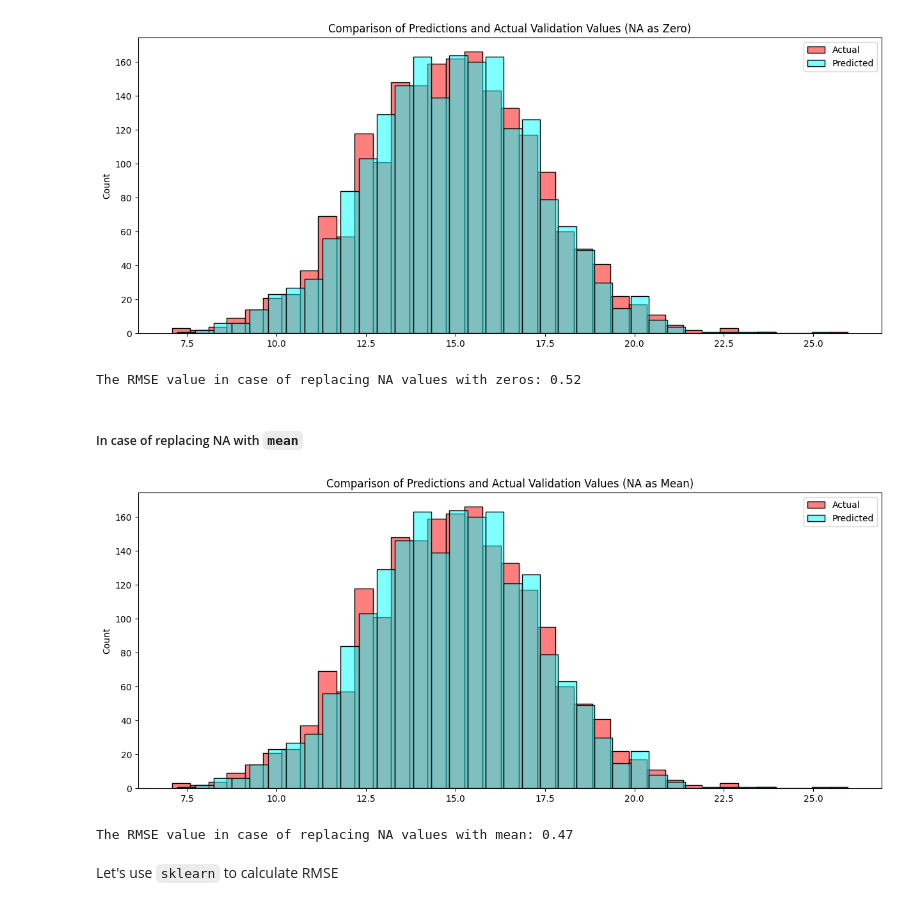
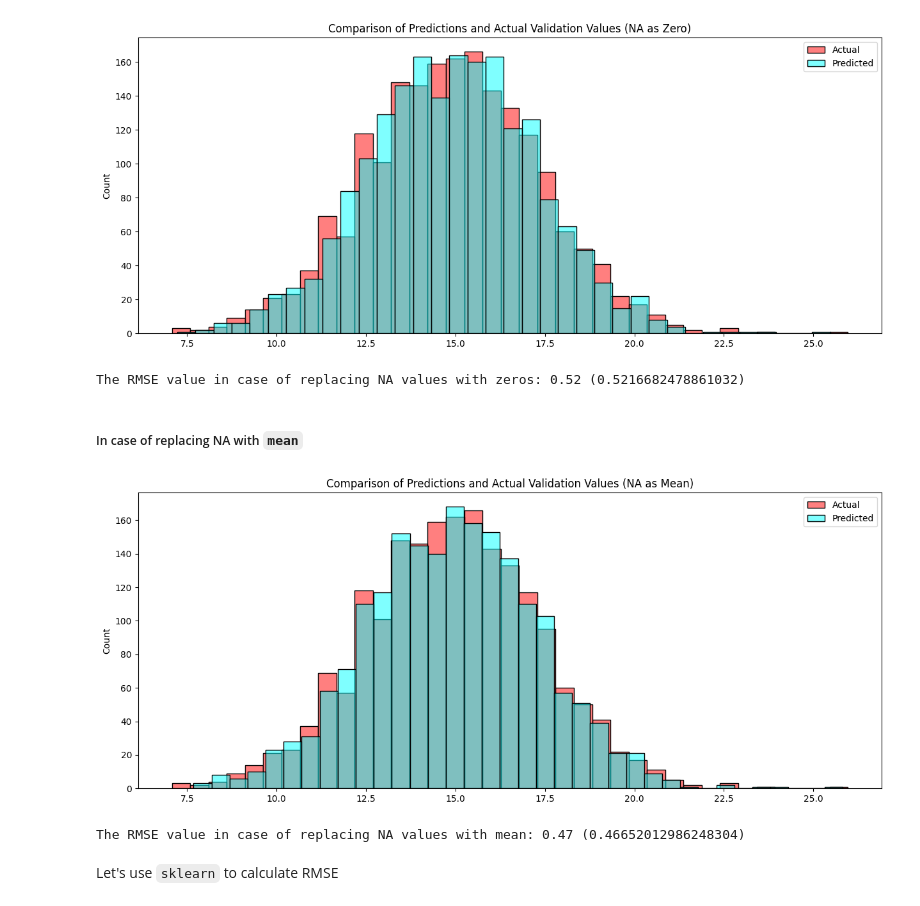
Before and after one commit to ArkadiyShuvaev/machine-learning-zoomcamp, a Jupyter notebook: src/02-regression/02-hw.ipynb, the cells around one changed output. Drawn from its saved outputs; the diff is of its cells as text; code cells hidden in the pictures.

```diff
--- a/src/02-regression/02-hw.ipynb
+++ b/src/02-regression/02-hw.ipynb
@@ -473,9 +473,9 @@ create_diagram(y_validation_with_zeros, y_pred_validation_dataset_for_zeros_as_n
 [figure]
 # %%
 rmse = get_rmse(y_validation_with_zeros, y_pred_validation_dataset_for_zeros_as_na)
-print(f"The RMSE value in case of replacing NA values with zeros: {round(rmse, 2)}")
+print(f"The RMSE value in case of replacing NA values with zeros: {round(rmse, 2)} ({rmse})")
 # %% [output]
-The RMSE value in case of replacing NA values with zeros: 0.52
+The RMSE value in case of replacing NA values with zeros: 0.52 (0.5216682478861032)
 # %% [markdown]
 ##### In case of replacing NA with `mean`
 # %%
@@ -483,14 +483,14 @@ y_pred_validation_dataset_for_mean_as_na = w0_for_mean_as_na + X_validation_with
 # %%
 title = "Comparison of Predictions and Actual Validation Values (NA as Mean)"
 
-create_diagram(y_validation_with_zeros, y_pred_validation_dataset_for_zeros_as_na, title)
+create_diagram(y_validation_with_mean, y_pred_validation_dataset_for_mean_as_na, title)
 # %% [output]
-[figure, old version]
+[figure, new version]
 # %%
-rmse = get_rmse(y_validation_with_zeros, y_pred_validation_dataset_for_mean_as_na)
-print(f"The RMSE value in case of replacing NA values with mean: {round(rmse, 2)}")
+rmse = get_rmse(y_validation_with_mean, y_pred_validation_dataset_for_mean_as_na)
+print(f"The RMSE value in case of replacing NA values with mean: {round(rmse, 2)} ({rmse})")
 # %% [output]
-The RMSE value in case of replacing NA values with mean: 0.47
+The RMSE value in case of replacing NA values with mean: 0.47 (0.46652012986248304)
 # %% [markdown]
 Let's use `sklearn` to calculate RMSE
 # %%
```
Also changed, not shown: parts of 14 cells of this notebook.
